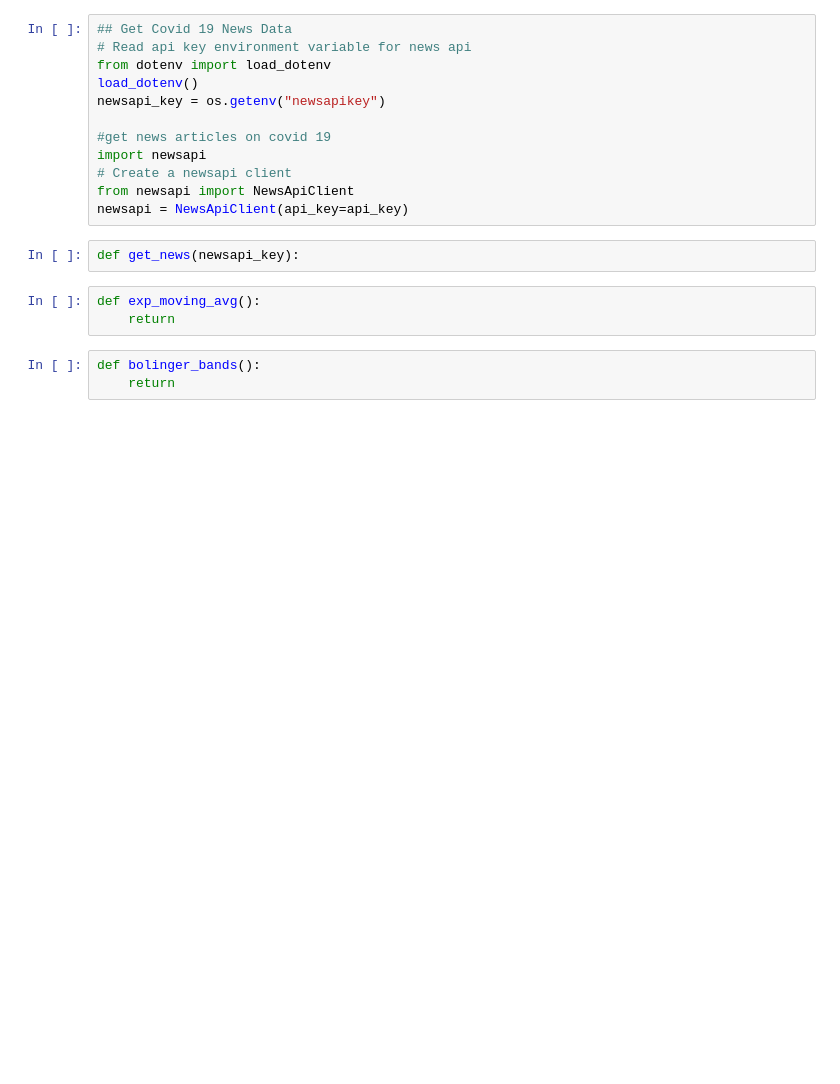
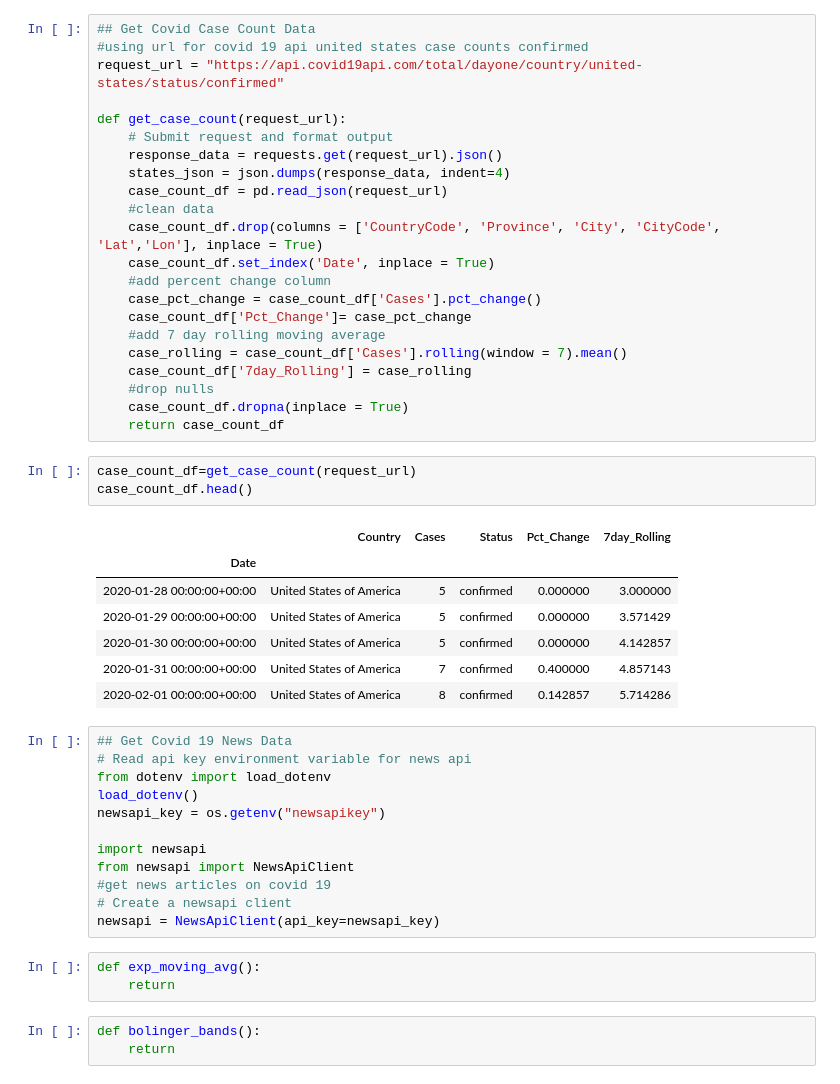
Before and after one commit to awanzek/FinTech_Project2, a Jupyter notebook: dashboard.ipynb, the cells around one changed output. Saved outputs shown, nothing was run; the diff lists cells and outputs as text; blank space fills up the shorter version.

Commit message:
updated main dashboard with case count and news sentiment functions for covid19 signals

```diff
--- a/dashboard.ipynb
+++ b/dashboard.ipynb
@@ -18,3 +26,36 @@ analyzer = SentimentIntensityAnalyzer()
+# %%
+## Get Covid Case Count Data
+#using url for covid 19 api united states case counts confirmed
+request_url = "https://api.covid19api.com/total/dayone/country/united-states/status/confirmed"
+
+def get_case_count(request_url):
+    # Submit request and format output
+    response_data = requests.get(request_url).json()
+    states_json = json.dumps(response_data, indent=4)
+    case_count_df = pd.read_json(request_url)
+    #clean data
+    case_count_df.drop(columns = ['CountryCode', 'Province', 'City', 'CityCode', 'Lat','Lon'], inplace = True)
+    case_count_df.set_index('Date', inplace = True)
+    #add percent change column
+    case_pct_change = case_count_df['Cases'].pct_change()
+    case_count_df['Pct_Change']= case_pct_change
+    #add 7 day rolling moving average
+    case_rolling = case_count_df['Cases'].rolling(window = 7).mean()
+    case_count_df['7day_Rolling'] = case_rolling
+    #drop nulls
+    case_count_df.dropna(inplace = True)
+    return case_count_df
+# %%
+case_count_df=get_case_count(request_url)
+case_count_df.head()
+# %% [output]
+|  | Country | Cases | Status | Pct_Change | 7day_Rolling |
+| Date |  |  |  |  |  |
+| 2020-01-28 00:00:00+00:00 | United States of America | 5 | confirmed | 0.000000 | 3.000000 |
+| 2020-01-29 00:00:00+00:00 | United States of America | 5 | confirmed | 0.000000 | 3.571429 |
+| 2020-01-30 00:00:00+00:00 | United States of America | 5 | confirmed | 0.000000 | 4.142857 |
+| 2020-01-31 00:00:00+00:00 | United States of America | 7 | confirmed | 0.400000 | 4.857143 |
+| 2020-02-01 00:00:00+00:00 | United States of America | 8 | confirmed | 0.142857 | 5.714286 |
 # %%
 ## Get Covid 19 News Data
 # Read api key environment variable for news api
@@ -22,13 +63,11 @@ from dotenv import load_dotenv
 load_dotenv()
 newsapi_key = os.getenv("newsapikey")
 
+import newsapi
+from newsapi import NewsApiClient
 #get news articles on covid 19
-import newsapi
 # Create a newsapi client
-from newsapi import NewsApiClient
-newsapi = NewsApiClient(api_key=api_key)
+newsapi = NewsApiClient(api_key=newsapi_key)
-# %%
-def get_news(newsapi_key):
 # %%
 def exp_moving_avg():
     return
```
Also changed, not shown: parts of 7 cells of this notebook.
